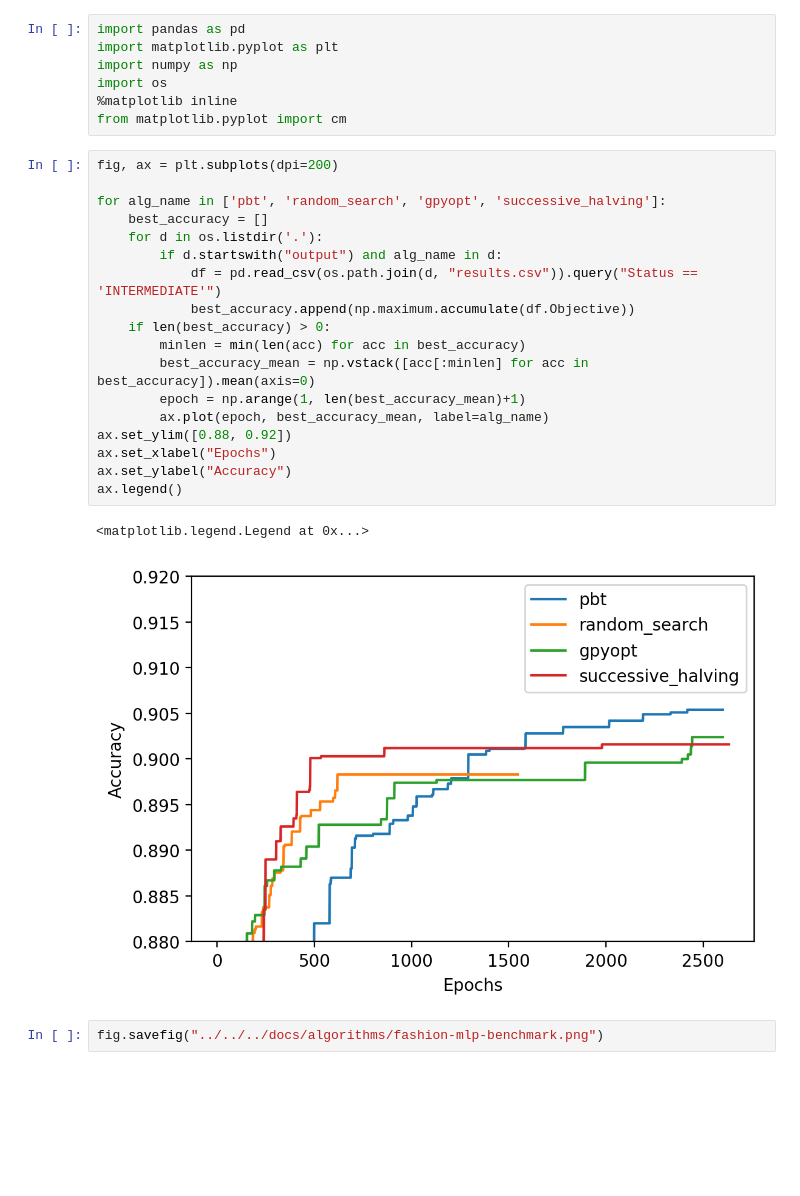
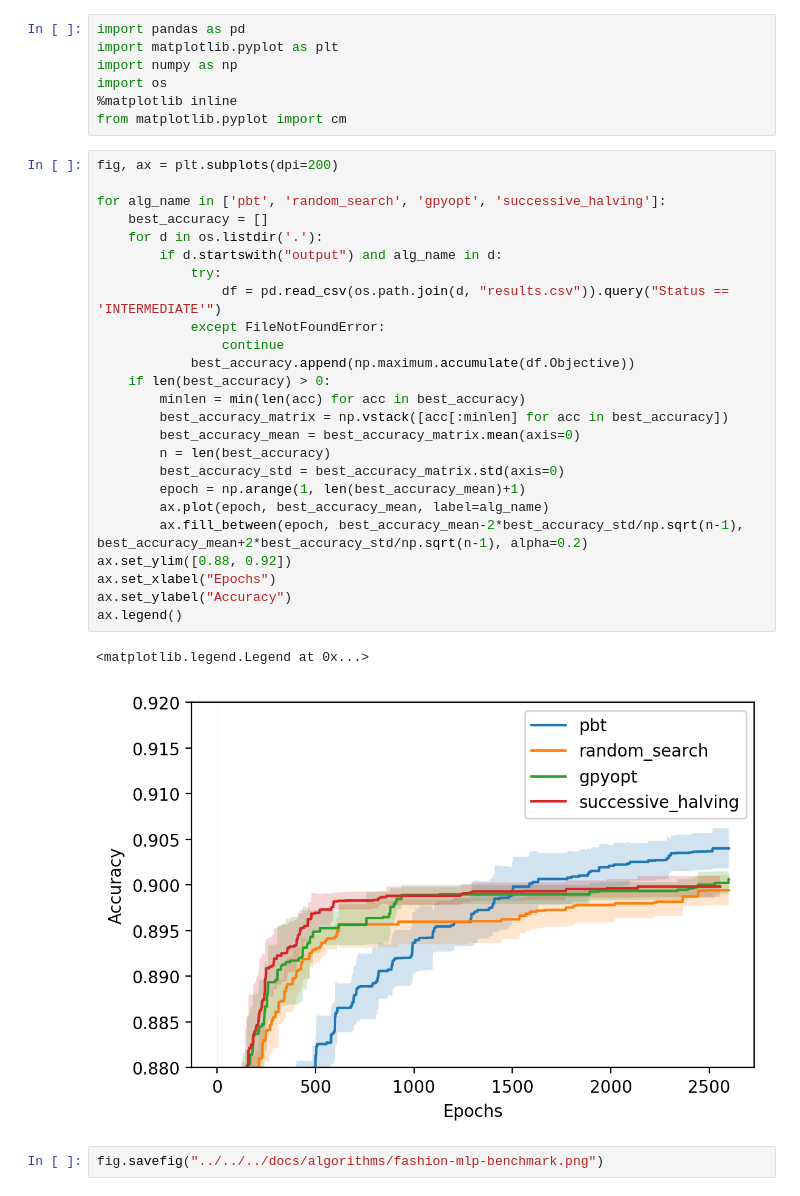
Before and after one commit to sherpa-ai/sherpa, a Jupyter notebook: examples/parallel-examples/fashion_mnist_benchmark/eval.ipynb, the cells around one changed output. Cells and saved outputs as stored; diff of their text form; blank space fills up the shorter version.

Commit message:
benchmark results

```diff
--- a/examples/parallel-examples/fashion_mnist_benchmark/eval.ipynb
+++ b/examples/parallel-examples/fashion_mnist_benchmark/eval.ipynb
@@ -8,24 +8,31 @@ from matplotlib.pyplot import cm
 # %%
 fig, ax = plt.subplots(dpi=200)
 
 for alg_name in ['pbt', 'random_search', 'gpyopt', 'successive_halving']:
     best_accuracy = []
     for d in os.listdir('.'):
         if d.startswith("output") and alg_name in d:
-            df = pd.read_csv(os.path.join(d, "results.csv")).query("Status == 'INTERMEDIATE'")
+            try:
+                df = pd.read_csv(os.path.join(d, "results.csv")).query("Status == 'INTERMEDIATE'")
+            except FileNotFoundError:
+                continue
             best_accuracy.append(np.maximum.accumulate(df.Objective))
     if len(best_accuracy) > 0:
         minlen = min(len(acc) for acc in best_accuracy)
-        best_accuracy_mean = np.vstack([acc[:minlen] for acc in best_accuracy]).mean(axis=0)
+        best_accuracy_matrix = np.vstack([acc[:minlen] for acc in best_accuracy])
+        best_accuracy_mean = best_accuracy_matrix.mean(axis=0)
+        n = len(best_accuracy)
+        best_accuracy_std = best_accuracy_matrix.std(axis=0)
         epoch = np.arange(1, len(best_accuracy_mean)+1)
         ax.plot(epoch, best_accuracy_mean, label=alg_name)
+        ax.fill_between(epoch, best_accuracy_mean-2*best_accuracy_std/np.sqrt(n-1), best_accuracy_mean+2*best_accuracy_std/np.sqrt(n-1), alpha=0.2)
 ax.set_ylim([0.88, 0.92])
 ax.set_xlabel("Epochs")
 ax.set_ylabel("Accuracy")
 ax.legend()
 # %% [output]
 <matplotlib.legend.Legend at 0x...>
-[figure, old version]
+[figure, new version]
 # %%
 fig.savefig("../../../docs/algorithms/fashion-mlp-benchmark.png")
 # %% [markdown]
```
Also changed, not shown: parts of 3 cells of this notebook, 1 other file.
